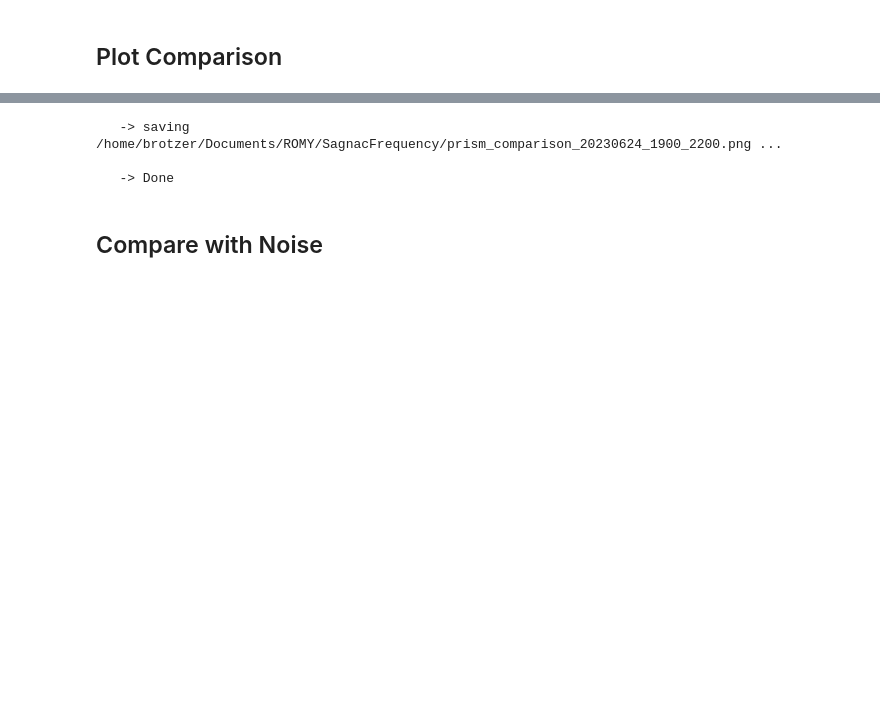
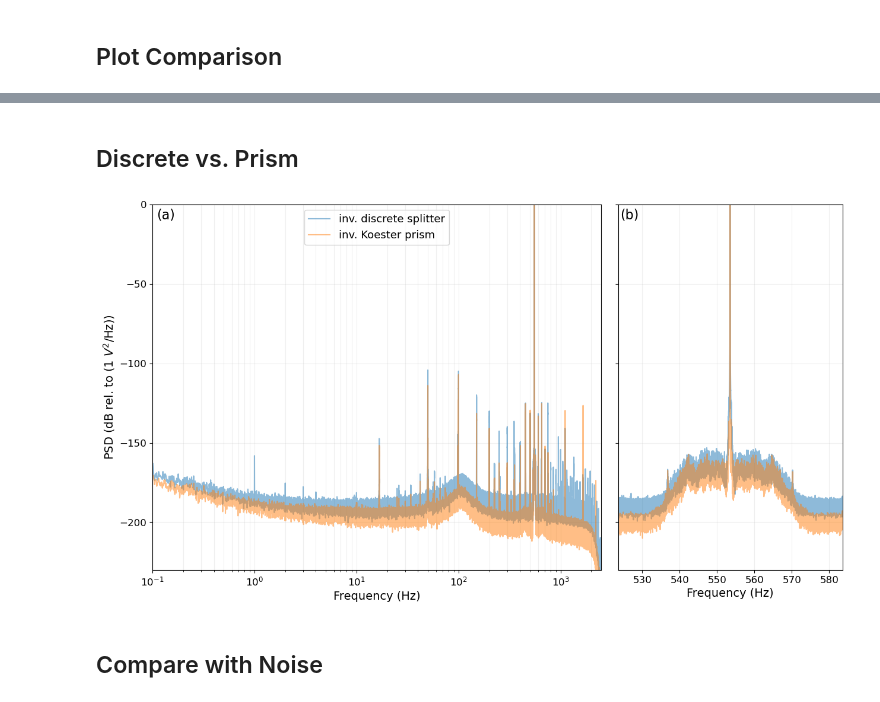
Before and after one commit to andbrocode/notebooks2, a Jupyter notebook: SagnacFrequency/SagnacFrequency_NoiseAnalysis.ipynb, the cells around one changed output, grey strips where cells are left out. Drawn from its saved outputs; the diff is of its cells as text; code cells hidden in the pictures; blank space fills up the shorter version.

Commit message:
updates andbro

```diff
--- a/SagnacFrequency/SagnacFrequency_NoiseAnalysis.ipynb
+++ b/SagnacFrequency/SagnacFrequency_NoiseAnalysis.ipynb
@@ -155,7 +165,0 @@ plt.show();
-# %%
-from andbro__savefig import __savefig
-__savefig(fig, outpath=config['output_figures'], outname="prism_comparison_20230624_1900_2200", mode="png", dpi=200)
-# %% [output]
-   -> saving /home/brotzer/Documents/ROMY/SagnacFrequency/prism_comparison_20230624_1900_2200.png ...
-
-   -> Done
@@ -161,0 +168,60 @@ __savefig(fig, outpath=config['output_figures'], outname="prism_comparison_20230
+# %% [markdown]
+## Discrete vs. Prism
+# %%
+# discrete = read_pickle(config['datapath']+"psd_2023-07-05_RZ_discrete.pkl")
+# prism = read_pickle(config['datapath']+"psd_2023-07-05_RZ_prism_differential.pkl")
+
+discrete = read_pickle(config['datapath']+"psd_2023-07-06_RZ_discrete.pkl")
+prism = read_pickle(config['datapath']+"psd_2023-07-06_RZ_prism_differential.pkl")
+
+discrete['fjz_psd_db'] = 20*log10(discrete.fjz_psd/max(discrete.fjz_psd))
+prism['fjz_psd_db'] = 20*log10(prism.fjz_psd/max(prism.fjz_psd))
+# %%
+def __makeplot2():
+
+    from matplotlib.gridspec import GridSpec
+
+    font = 14
+
+
+    fig = plt.figure(figsize=(15,8))
+
+    plt.subplots_adjust(wspace=0.05)
+
+    gs = GridSpec(1, 2, width_ratios=[2, 1])
+
+    ax1 = fig.add_subplot(gs[0])
+    ax1.semilogx(discrete.frequencies, discrete.fjz_psd_db, alpha=0.5, color="tab:blue", label="inv. discrete splitter")
+    ax1.semilogx(prism.frequencies, prism.fjz_psd_db, alpha=0.5, color="tab:orange", label="inv. Koester prism ")
+
+    ax1.grid(alpha=0.2, which="both")
+    ax1.set_xlabel("Frequency (Hz)", fontsize=font)
+    ax1.set_ylabel(f"PSD (dB rel. to (1 $V^2$/Hz))", fontsize=font)
+    ax1.legend(loc="upper center", fontsize=font-1)
+    ax1.set_ylim(-230, 0)
+    ax1.tick_params(labelsize=font-2)
+
+    ax1.set_xlim(0.1, 2500)
+
+
+    ax2 = fig.add_subplot(gs[1])
+    ax2.plot(discrete.frequencies, discrete.fjz_psd_db, alpha=0.5, color="tab:blue")
+    ax2.plot(prism.frequencies, prism.fjz_psd_db, alpha=0.5, color="tab:orange")
+
+    ax2.set_xlim(553.5-30, 553.5+30)
+    ax2.set_xlabel("Frequency (Hz)", fontsize=font)
+    ax2.grid(alpha=0.2, which="both")
+    ax2.set_ylim(-230, 0)
+    ax2.tick_params(labelsize=font-2)
+    ax2.set_yticklabels([])
+
+    ax1.text(.01, .99, '(a)', ha='left', va='top', transform=ax1.transAxes, fontsize=font+2)
+    ax2.text(.01, .99, '(b)', ha='left', va='top', transform=ax2.transAxes, fontsize=font+2)
+
+
+    plt.show();
+    return fig
+
+fig = __makeplot2()
+# %% [output]
+[figure, added]
```
Also changed, not shown: parts of 4 cells of this notebook, 1 other file.
